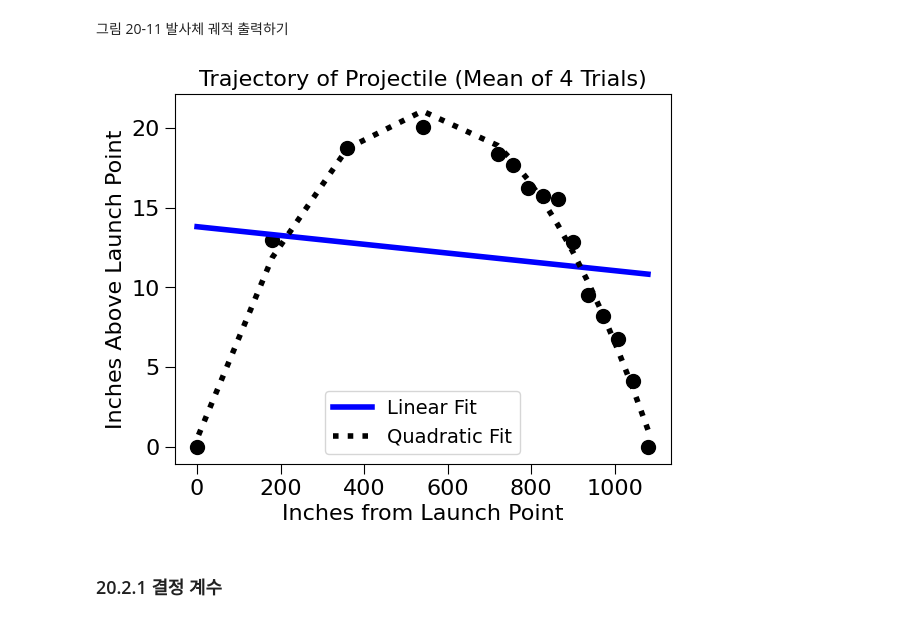
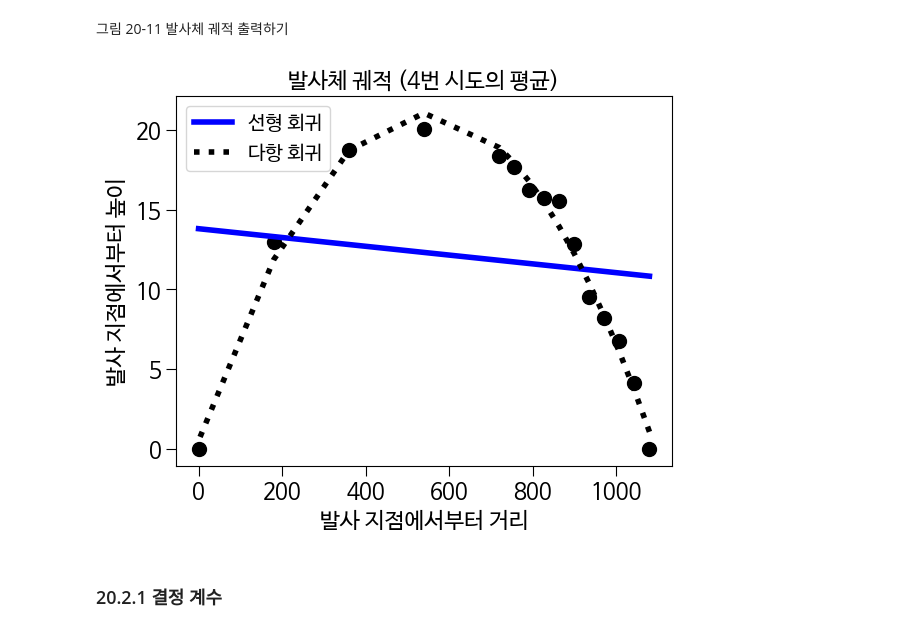
Before and after one commit to rickiepark/python4daml, a Jupyter notebook: 20장.ipynb, the cells around one changed output. Cells and saved outputs as stored; diff of their text form; code cells hidden in the pictures.

```diff
--- a/20장.ipynb
+++ b/20장.ipynb
@@ -27,3 +27,25 @@ plt.rcParams['lines.markersize'] = 10
 plt.rcParams['legend.numpoints'] = 1
 #범례 텍스트 크기
 plt.rcParams['legend.fontsize'] = 14
+
+# 한글 폰트 사용을 위한 코드입니다.
+import sys
+# 코랩의 경우 나눔 폰트를 설치합니다.
+if 'google.colab' in sys.modules:
+    !sudo apt-get -qq -y install fonts-nanum
+    import matplotlib.font_manager as fm
+    font_files = fm.findSystemFonts(fontpaths=['/usr/share/fonts/truetype/nanum'])
+    for fpath in font_files:
+        fm.fontManager.addfont(fpath)
+
+# 나눔 폰트를 사용합니다.
+import matplotlib
+
+matplotlib.rc('font', family='NanumBarunGothic')
+matplotlib.rcParams['axes.unicode_minus'] = False
+
+# 코랩의 경우 깃허브에서 데이터를 다운로드합니다.
+if 'google.colab' in sys.modules:
+    import gdown
+    gdown.download('https://raw.githubusercontent.com/rickiepark/python4daml/main/launcherData.csv', quiet=False)
+    gdown.download('https://raw.githubusercontent.com/rickiepark/python4daml/main/springData.csv', quiet=False)
@@ -179,40 +217,40 @@ def get_trajectory_data(file_name):
     heights1, heights2, heights3, heights4 = [],[],[],[]
     with open(file_name, 'r') as data_file:
         data_file.readline()
         for line in data_file:
             d, h1, h2, h3, h4 = line.split(',')
             distances.append(float(d))
             heights1.append(float(h1))
             heights2.append(float(h2))
             heights3.append(float(h3))
             heights4.append(float(h4))
     return (distances, [heights1, heights2, heights3, heights4])
 
 def process_trajectories(file_name):
     distances, heights = get_trajectory_data(file_name)
     num_trials = len(heights)
     distances = np.array(distances)
     #거리마다 평균 높이를 담은 배열 만들기
     tot_heights = np.array([0]*len(distances))
     for h in heights:
         tot_heights = tot_heights + np.array(h)
     mean_heights = tot_heights/len(heights)
-    plt.title('Trajectory of Projectile (Mean of '\
-              + str(num_trials) + ' Trials)')
-    plt.xlabel('Inches from Launch Point')
-    plt.ylabel('Inches Above Launch Point')
+    plt.title('발사체 궤적 ('\
+              + str(num_trials) + '번 시도의 평균)')
+    plt.xlabel('발사 지점에서부터 거리')
+    plt.ylabel('발사 지점에서부터 높이')
     plt.plot(distances, mean_heights, 'ko')
     fit = np.polyfit(distances, mean_heights, 1)
     altitudes = np.polyval(fit, distances)
-    plt.plot(distances, altitudes, 'b', label = 'Linear Fit')
+    plt.plot(distances, altitudes, 'b', label = '선형 회귀')
     fit = np.polyfit(distances, mean_heights, 2)
     altitudes = np.polyval(fit, distances)
-    plt.plot(distances, altitudes, 'k:', label = 'Quadratic Fit')
+    plt.plot(distances, altitudes, 'k:', label = '다항 회귀')
     plt.legend()
 
 process_trajectories('launcherData.csv')
 # %% [output]
-[figure, old version]
+[figure, new version]
 # %% [markdown]
 ### 20.2.1 결정 계수
 # %% [markdown]
```
Also changed, not shown: parts of 16 cells of this notebook.
